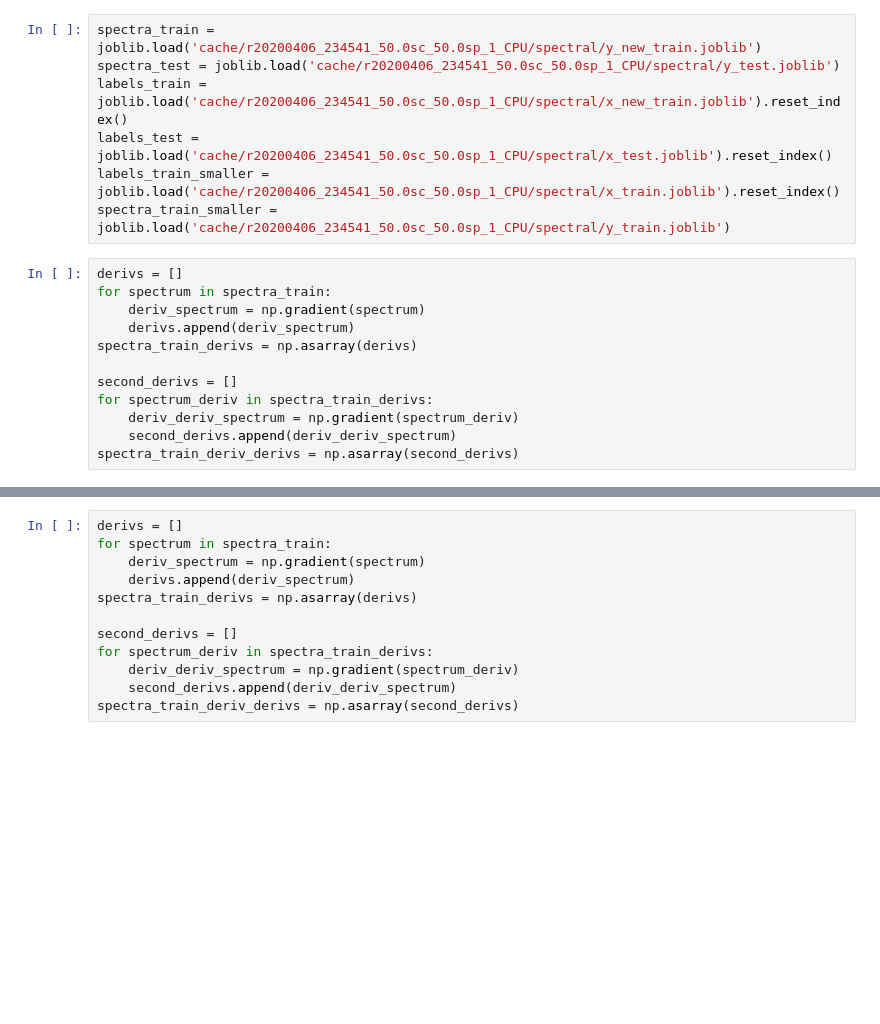
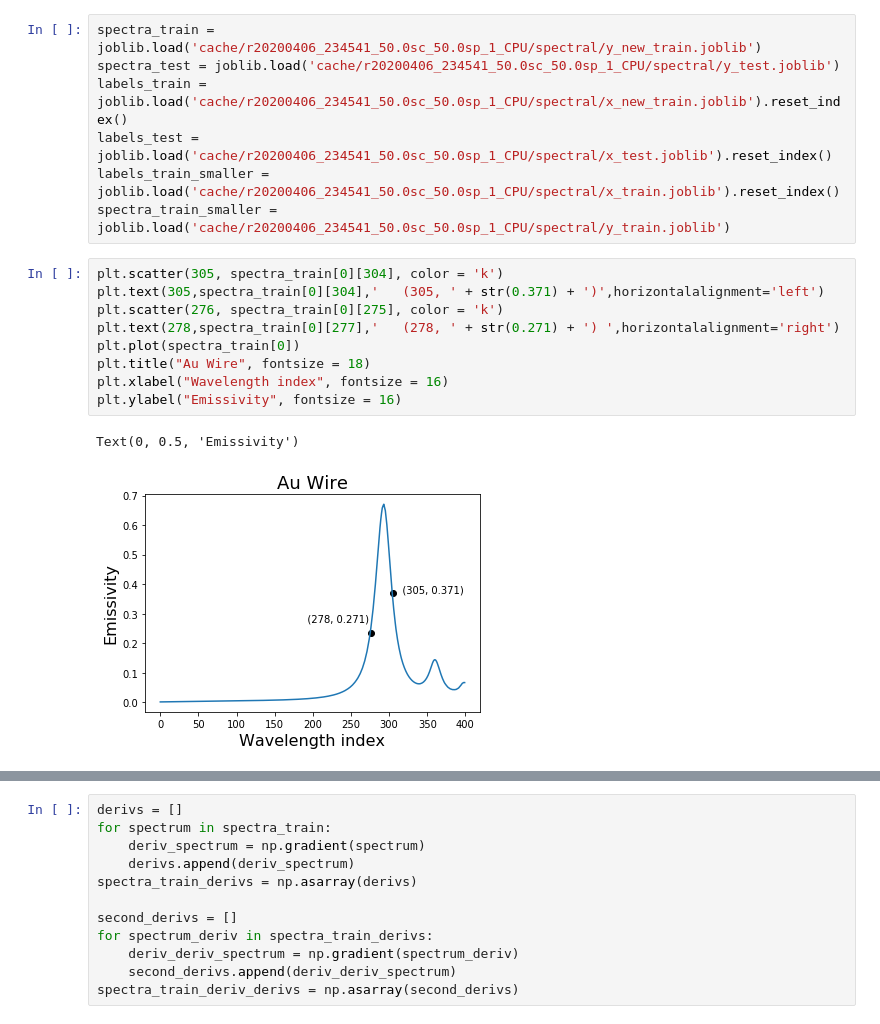
Before and after one commit to chloechsu/nanoparticle, a Jupyter notebook: src/RF_Model.ipynb, the cells around one changed output, grey strips where cells are left out. Saved outputs shown, nothing was run; the diff lists cells and outputs as text; blank space fills up the shorter version.

```diff
--- a/src/RF_Model.ipynb
+++ b/src/RF_Model.ipynb
@@ -152,15 +153,15 @@ labels_train = joblib.load('cache/r20200406_234541_50.0sc_50.0sp_1_CPU/spectral/
 labels_test = joblib.load('cache/r20200406_234541_50.0sc_50.0sp_1_CPU/spectral/x_test.joblib').reset_index()
 labels_train_smaller = joblib.load('cache/r20200406_234541_50.0sc_50.0sp_1_CPU/spectral/x_train.joblib').reset_index()
 spectra_train_smaller = joblib.load('cache/r20200406_234541_50.0sc_50.0sp_1_CPU/spectral/y_train.joblib')
-# %%
-derivs = []
-for spectrum in spectra_train:
-    deriv_spectrum = np.gradient(spectrum)
-    derivs.append(deriv_spectrum)
-spectra_train_derivs = np.asarray(derivs)
-
-second_derivs = []
-for spectrum_deriv in spectra_train_derivs:
-    deriv_deriv_spectrum = np.gradient(spectrum_deriv)
-    second_derivs.append(deriv_deriv_spectrum)
-spectra_train_deriv_derivs = np.asarray(second_derivs)
+# %%
+plt.scatter(305, spectra_train[0][304], color = 'k')
+plt.text(305,spectra_train[0][304],'   (305, ' + str(0.371) + ')',horizontalalignment='left')
+plt.scatter(276, spectra_train[0][275], color = 'k')
+plt.text(278,spectra_train[0][277],'   (278, ' + str(0.271) + ') ',horizontalalignment='right')
+plt.plot(spectra_train[0])
+plt.title("Au Wire", fontsize = 18)
+plt.xlabel("Wavelength index", fontsize = 16)
+plt.ylabel("Emissivity", fontsize = 16)
+# %% [output]
+Text(0, 0.5, 'Emissivity')
+[figure, added]
```
Also changed, not shown: parts of 56 cells of this notebook.
